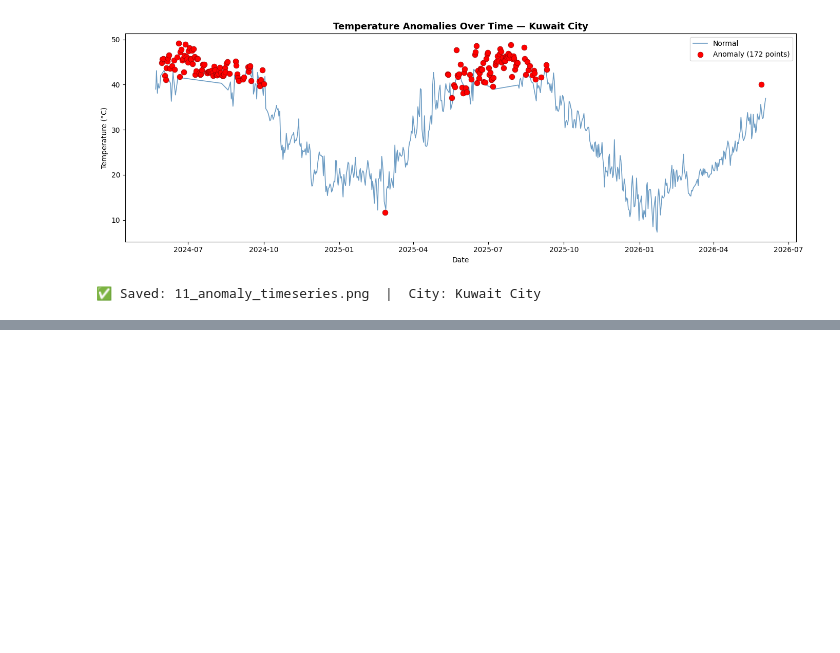
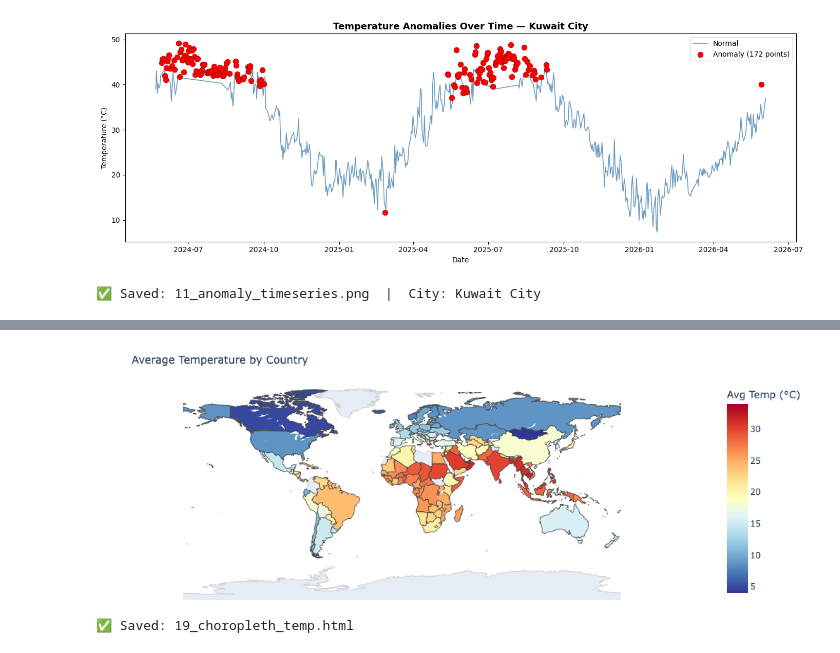
Before and after one commit to Rehaan-2006/weather-trend-forecasting, a Jupyter notebook: notebooks/04_advanced_analysis.ipynb, the cells around one changed output, grey strips where cells are left out. Drawn from its saved outputs; the diff is of its cells as text; code cells hidden in the pictures; blank space fills up the shorter version.

```diff
--- a/notebooks/04_advanced_analysis.ipynb
+++ b/notebooks/04_advanced_analysis.ipynb
@@ -122,0 +188,33 @@ print(f"✅ Saved: 11_anomaly_timeseries.png  |  City: {top_city}")
+# %%
+import plotly.express as px
+
+df_map = pd.read_csv('../data/df_model_ready.csv')
+
+country_avg = (
+    df_map.groupby('country')['temperature_celsius']
+    .mean().round(2).reset_index()
+    .rename(columns={'temperature_celsius': 'avg_temp_c'})
+)
+
+fig = px.choropleth(
+    country_avg,
+    locations='country',
+    locationmode='country names',
+    color='avg_temp_c',
+    color_continuous_scale='RdYlBu_r',
+    title='Average Temperature by Country',
+    labels={'avg_temp_c': 'Avg Temp (°C)'},
+    hover_name='country',
+    hover_data={'avg_temp_c': ':.1f'}
+)
+fig.update_layout(
+    title_font_size=15,
+    geo=dict(showframe=False, showcoastlines=True, coastlinecolor='#CCC'),
+    margin=dict(l=0, r=0, t=50, b=0)
+)
+fig.write_html('../outputs/19_choropleth_temp.html')
+fig.show()
+print("✅ Saved: 19_choropleth_temp.html")
+# %% [output]
+[figure, added]
+✅ Saved: 19_choropleth_temp.html
```
Also changed, not shown: parts of 3 cells of this notebook.
